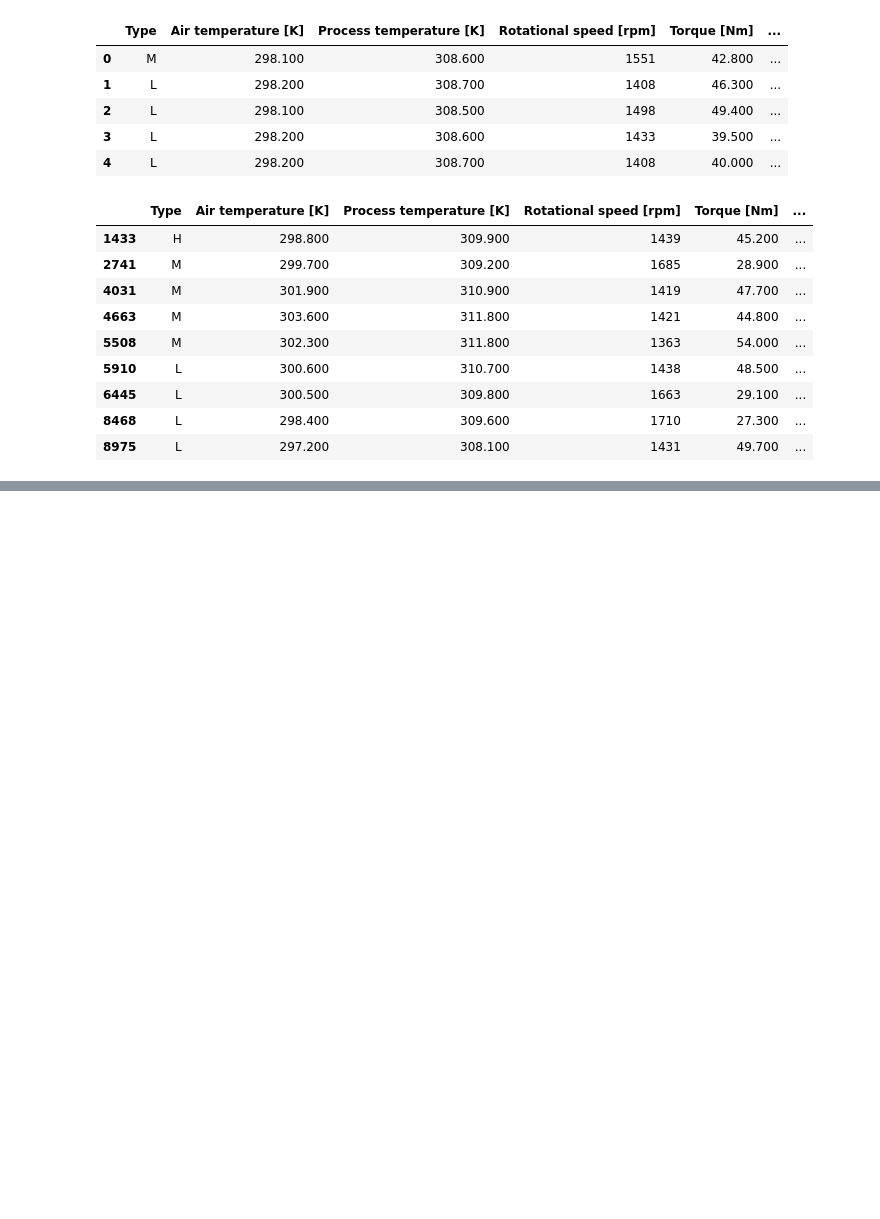
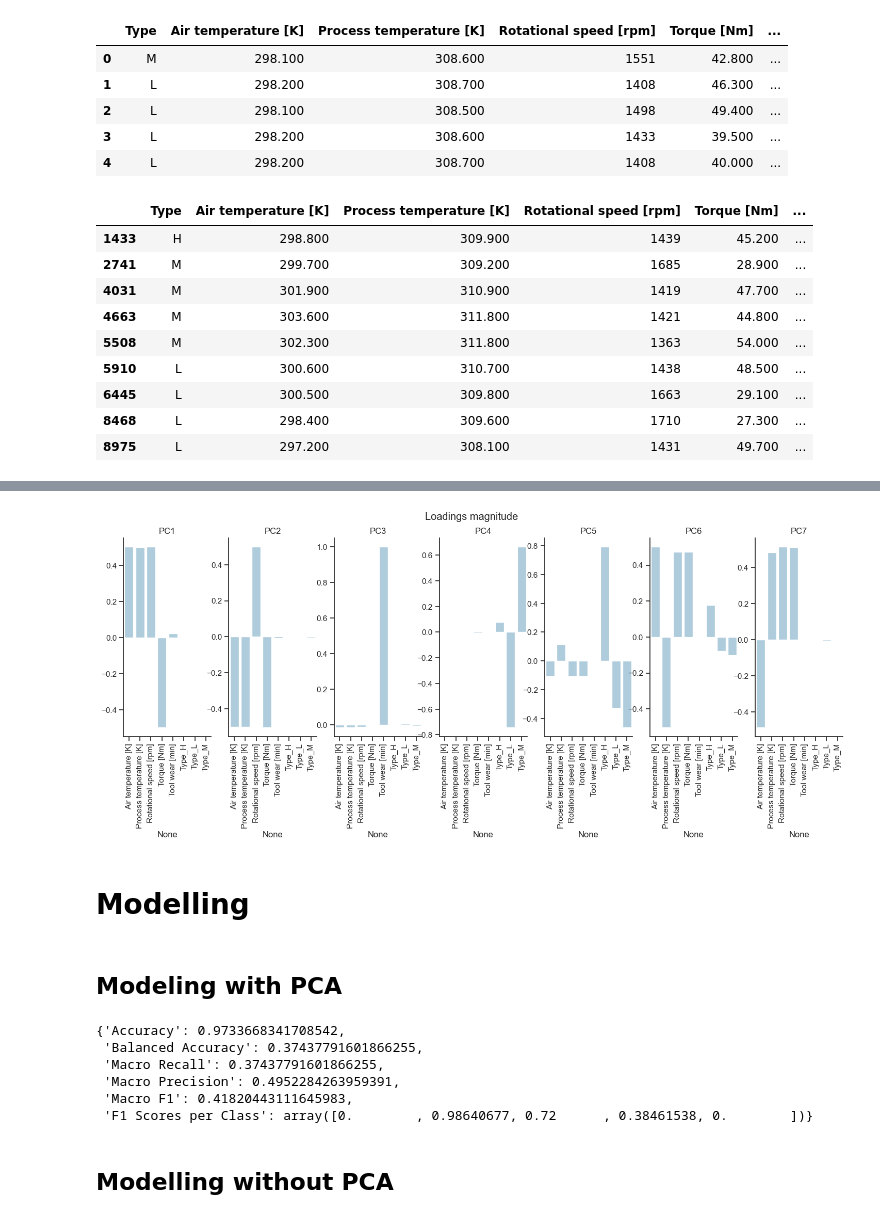
Before and after one commit to muscak/Maintenance-Prediction, a Jupyter notebook: Notebooks/Maintenance-Prediction.ipynb, the cells around one changed output, grey strips where cells are left out. Saved outputs shown, nothing was run; the diff lists cells and outputs as text; code cells hidden in the pictures; blank space fills up the shorter version.

```diff
--- a/Notebooks/Maintenance-Prediction.ipynb
+++ b/Notebooks/Maintenance-Prediction.ipynb
@@ -416,6 +431,6 @@ df[(df['FailureType'] == 'No Failure') & (df['Machine failure'] == 1)]
 # %%
 # Removing rows where it has 'No Failure' type and Machine failure is positive
-df = df.loc[(df['FailureType'] != 'No Failure') & (df['Machine failure'] != 1)]
+df = df[~(df['FailureType'] == 'No Failure') | (df['Machine failure'] != 1)]
 df.reset_index(drop=True, inplace=True)
 df.info()
 # %% [output]
@@ -436,0 +477,22 @@ memory usage: 124.0+ bytes
+# %%
+# Create preprocessor ColumnTransformer to do OneHotEncoder for CATEGORIC_FEATURES and StandardScaler() for NUMERIC_FEATURES
+# Define the pipelines for numeric and categorical transformations
+num_pipeline = Pipeline([
+    ('num_features', StandardScaler())
+])
+cat_pipeline = Pipeline([
+    ('cat_features', OneHotEncoder())
+])
+# Create the ColumnTransformer
+preprocessor = ColumnTransformer(transformers=[
+    ('num_trans', num_pipeline, num_features),
+    ('cat_trans', cat_pipeline, cat_features)
+])
+# Fit and transform the data
+df_transformed = preprocessor.fit_transform(df)
+# Converting the transformed data back to a dataframe for easier visualization
+# The transformed data will have new column names, especially for the one hot encoded categories
+encoded_feature_names = preprocessor.named_transformers_['cat_trans'].get_feature_names_out(cat_features)
+new_column_names = list(num_features) + list(encoded_feature_names)
+df_transformed = pd.DataFrame(df_transformed, columns=new_column_names)
+df_transformed.head()
@@ -436,0 +543,23 @@ memory usage: 124.0+ bytes
+# %%
+# PCA with 7 components to analyse what explain each component
+pca7 = PCA(n_components=7)
+X_pca7 = pd.DataFrame(data=pca7.fit_transform(df_transformed), columns=['PC1', 'PC2', 'PC3', 'PC4','PC5', 'PC6', 'PC7'])
+
+# Configure of the graphics
+fig, axs = plt.subplots(ncols=7, figsize=(18,5))
+fig.suptitle('Loadings magnitude')
+
+all_features = num_features + list(encoded_feature_names)  # Use encoded_feature_names do
+pca_loadings = pd.DataFrame(data=pca7.components_, columns=all_features)
+
+#Plot the bar graphics
+for j in range(7):
+    ax = axs[j]
+    sb.barplot(ax=ax, x=pca_loadings.columns, y=pca_loadings.values[j])
+    ax.tick_params(axis='x', rotation=90)
+    ax.title.set_text('PC'+str(j+1))
+plt.show()
+# %% [output]
+[figure, added]
+# %% [markdown]
+# Modelling
@@ -436,0 +585,31 @@ memory usage: 124.0+ bytes
+# %% [markdown]
+## Modeling with PCA
+# %%
+# Creating pipeline with PCA analysis and balanced class
+pip_model_pca = Pipeline(steps=[
+    ('preprocessor', preprocessor),
+    ('pca', PCA(n_components=4)),
+    ('model', RandomForestClassifier(random_state=101))
+])
+
+# Fit pipeline with PCA
+weights = class_weight.compute_sample_weight(class_weight='balanced', y=y_train)
+pip_model_pca.fit(x_train, y_train, model__sample_weight=weights)
+
+# Generate Predictions using the correctly fitted pipeline
+y_pred = pip_model_pca.predict(x_test)
+
+# Evaluate Metrics
+metrics = get_metrics(y_test, y_pred)
+
+# View Results
+metrics
+# %% [output]
+{'Accuracy': 0.9733668341708542,
+ 'Balanced Accuracy': 0.37437791601866255,
+ 'Macro Recall': 0.37437791601866255,
+ 'Macro Precision': 0.4952284263959391,
+ 'Macro F1': 0.41820443111645983,
+ 'F1 Scores per Class': array([0.        , 0.98640677, 0.72      , 0.38461538, 0.        ])}
+# %% [markdown]
+## Modelling without PCA
```
Also changed, not shown: parts of 19 cells of this notebook, 4 other files.
